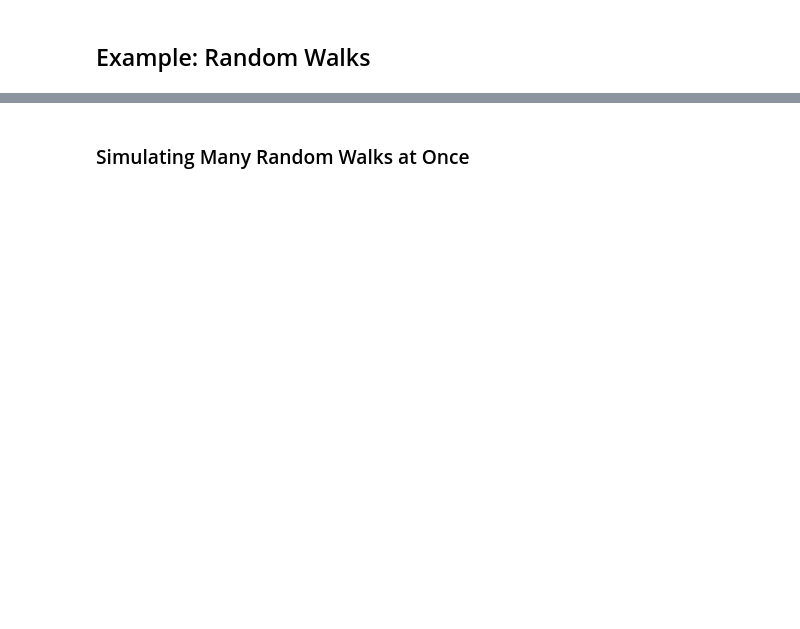
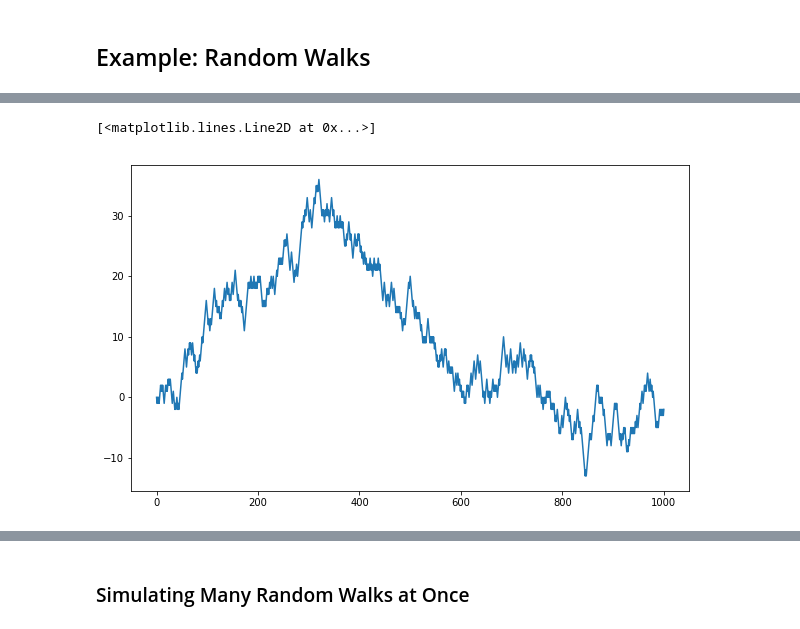
Before and after one commit to zschuster/pydata-book, a Jupyter notebook: ch04.ipynb, the cells around one changed output, grey strips where cells are left out. Cells and saved outputs as stored; diff of their text form; code cells hidden in the pictures; blank space fills up the shorter version.

```diff
--- a/ch04.ipynb
+++ b/ch04.ipynb
@@ -463,5 +765,8 @@ plt.figure()
 # %%
-plt.plot(walk[:100])
+plt.plot(walk)
+# %% [output]
+[<matplotlib.lines.Line2D at 0x...>]
+[figure, added]
 # %%
 np.random.seed(12345)
 # %%
```
Also changed, not shown: parts of 86 cells of this notebook.
